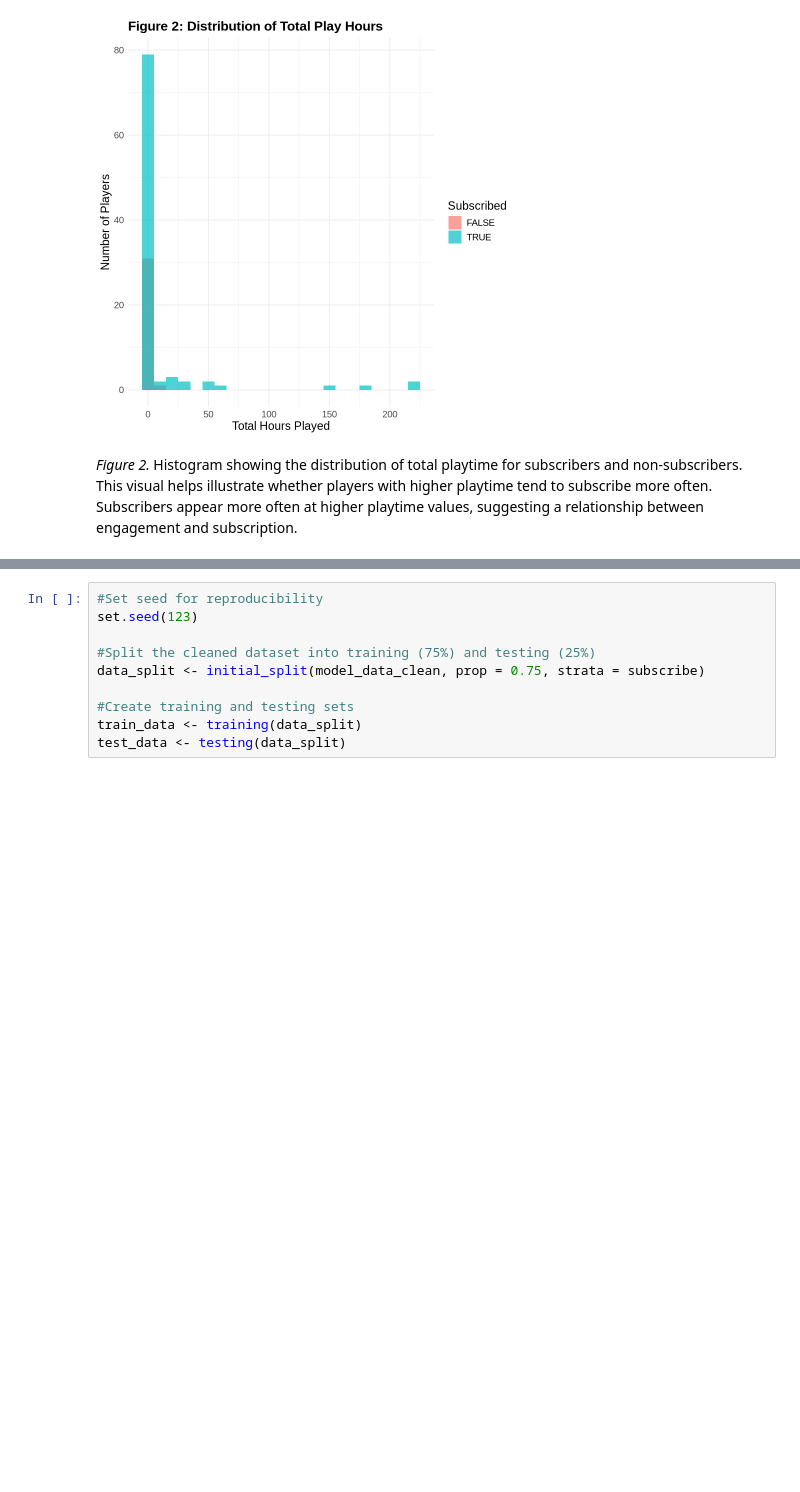
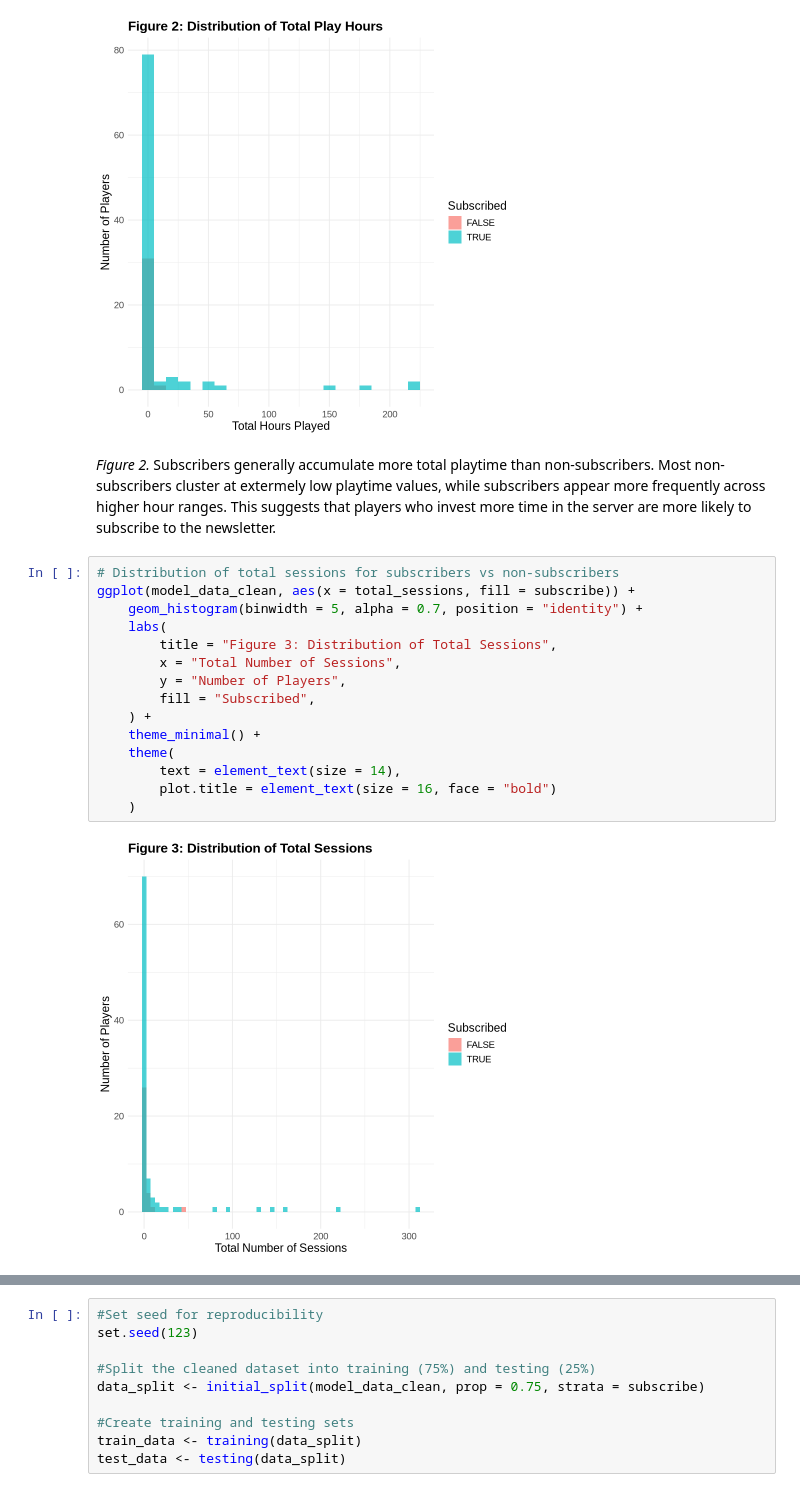
Before and after one commit to emily2628/Dsci-100---Final-Project, a Jupyter notebook: group_final_report.ipynb, the cells around one changed output, grey strips where cells are left out. Drawn from its saved outputs; the diff is of its cells as text; blank space fills up the shorter version.

```diff
--- a/group_final_report.ipynb
+++ b/group_final_report.ipynb
@@ -321,4 +315,21 @@ ggplot(model_data_clean, aes(x = played_hours, fill = subscribe)) +
 # %% [output]
 [figure]
 # %% [markdown]
-*Figure 2.* Histogram showing the distribution of total playtime for subscribers and non-subscribers. This visual helps illustrate whether players with higher playtime tend to subscribe more often. Subscribers appear more often at higher playtime values, suggesting a relationship between engagement and subscription.
+*Figure 2.* Subscribers generally accumulate more total playtime than non-subscribers. Most non-subscribers cluster at extermely low playtime values, while subscribers appear more frequently across higher hour ranges. This suggests that players who invest more time in the server are more likely to subscribe to the newsletter.
+# %%
+# Distribution of total sessions for subscribers vs non-subscribers
+ggplot(model_data_clean, aes(x = total_sessions, fill = subscribe)) +
+    geom_histogram(binwidth = 5, alpha = 0.7, position = "identity") +
+    labs(
+        title = "Figure 3: Distribution of Total Sessions",
+        x = "Total Number of Sessions",
+        y = "Number of Players",
+        fill = "Subscribed",
+    ) +
+    theme_minimal() +
+    theme(
+        text = element_text(size = 14),
+        plot.title = element_text(size = 16, face = "bold")
+    )
+# %% [output]
+[figure, added]
```
Also changed, not shown: parts of 25 cells of this notebook.
